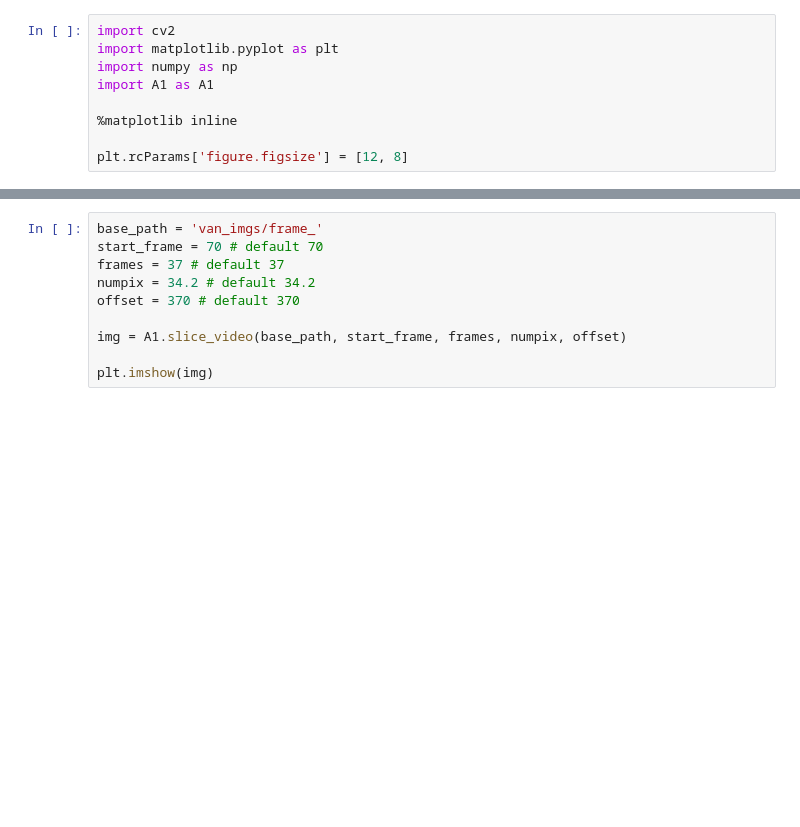
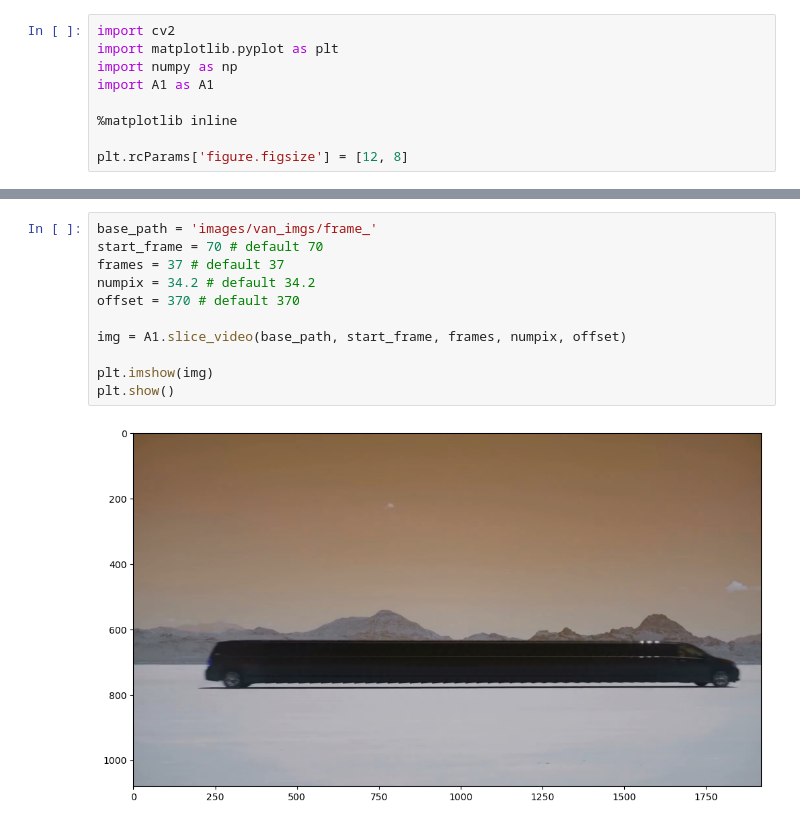
Before and after one commit to chrjohnson26/CS153, a Jupyter notebook: src/Assignment_1/Assignment Demo.ipynb, the cells around one changed output, grey strips where cells are left out. Cells and saved outputs as stored; diff of their text form; blank space fills up the shorter version.

```diff
--- a/src/Assignment_1/Assignment Demo.ipynb
+++ b/src/Assignment_1/Assignment Demo.ipynb
@@ -64,11 +103,14 @@ plt.imshow(img)
 # %%
-base_path = 'van_imgs/frame_'
+base_path = 'images/van_imgs/frame_'
 start_frame = 70 # default 70
 frames = 37 # default 37
 numpix = 34.2 # default 34.2
 offset = 370 # default 370
 
 img = A1.slice_video(base_path, start_frame, frames, numpix, offset)
 
 plt.imshow(img)
+plt.show()
+# %% [output]
+[figure, added]
 # %%
```
Also changed, not shown: parts of 5 cells of this notebook, 1 other file.
